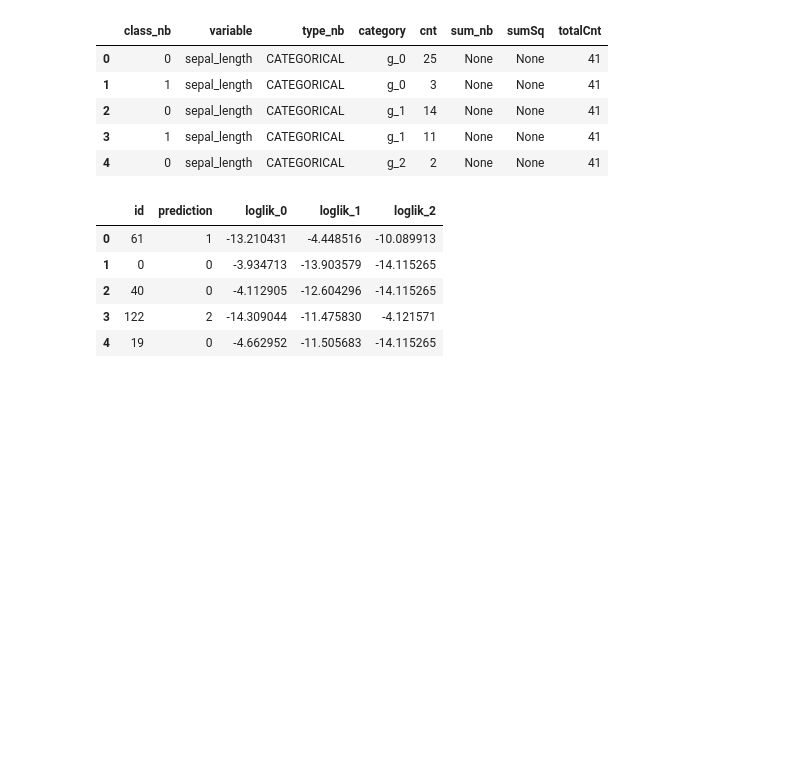
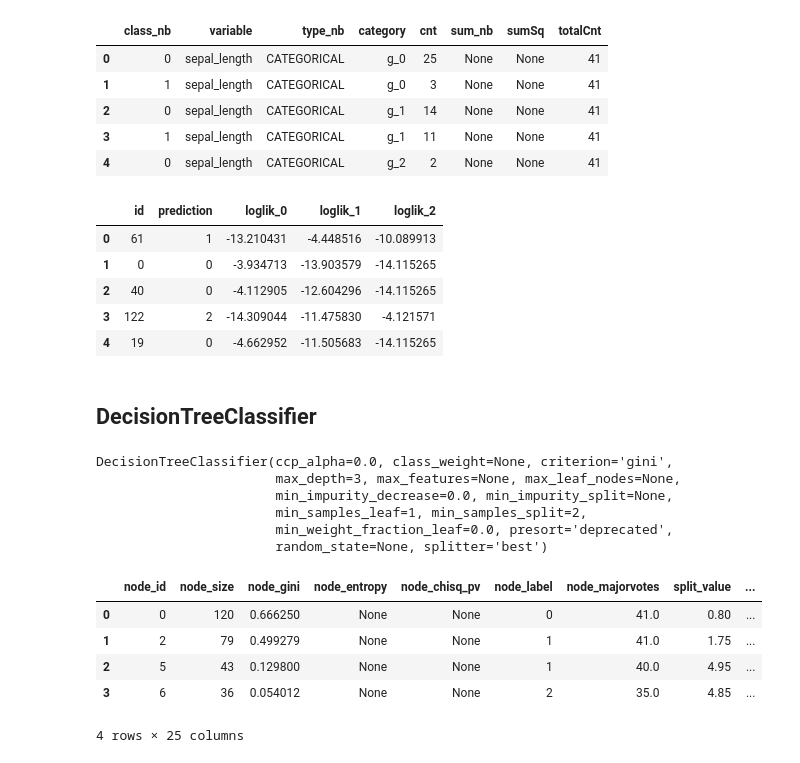
Before and after one commit to Yukimura66/sklearn2vantage, a Jupyter notebook: HowToUse.ipynb, the cells around one changed output. Drawn from its saved outputs; the diff is of its cells as text; code cells hidden in the pictures; blank space fills up the shorter version.

Commit message:
DecisionTree

```diff
--- a/HowToUse.ipynb
+++ b/HowToUse.ipynb
@@ -315,3 +315,5 @@ select * from NaiveBayesPredict (
 | 2 | 40 | 0 | -4.112905 | -12.604296 | -14.115265 |
 | 3 | 122 | 2 | -14.309044 | -11.475830 | -4.121571 |
 | 4 | 19 | 0 | -4.662952 | -11.505683 | -14.115265 |
+# %% [markdown]
+## DecisionTreeClassifier
@@ -317,0 +322,20 @@ select * from NaiveBayesPredict (
+# %%
+dtc = DecisionTreeClassifier(max_depth=3, criterion="gini")
+dtc.fit(iris_X_train, iris_y_train)
+# %% [output]
+DecisionTreeClassifier(ccp_alpha=0.0, class_weight=None, criterion='gini',
+                       max_depth=3, max_features=None, max_leaf_nodes=None,
+                       min_impurity_decrease=0.0, min_impurity_split=None,
+                       min_samples_leaf=1, min_samples_split=2,
+                       min_weight_fraction_leaf=0.0, presort='deprecated',
+                       random_state=None, splitter='best')
+# %%
+dtc_table = s2v.make_model_table_tree(dtc, iris_X_train.columns)
+dtc_table.head()
+# %% [output]
+|  | node_id | node_size | node_gini | node_entropy | node_chisq_pv | node_label | node_majorvotes | split_value | ... |
+| 0 | 0 | 120 | 0.666250 | None | None | 0 | 41.0 | 0.80 | ... |
+| 1 | 2 | 79 | 0.499279 | None | None | 1 | 41.0 | 1.75 | ... |
+| 2 | 5 | 43 | 0.129800 | None | None | 1 | 40.0 | 4.95 | ... |
+| 3 | 6 | 36 | 0.054012 | None | None | 2 | 35.0 | 4.85 | ... |
+4 rows × 25 columns
```
Also changed, not shown: parts of 9 cells of this notebook, 2 other files.
